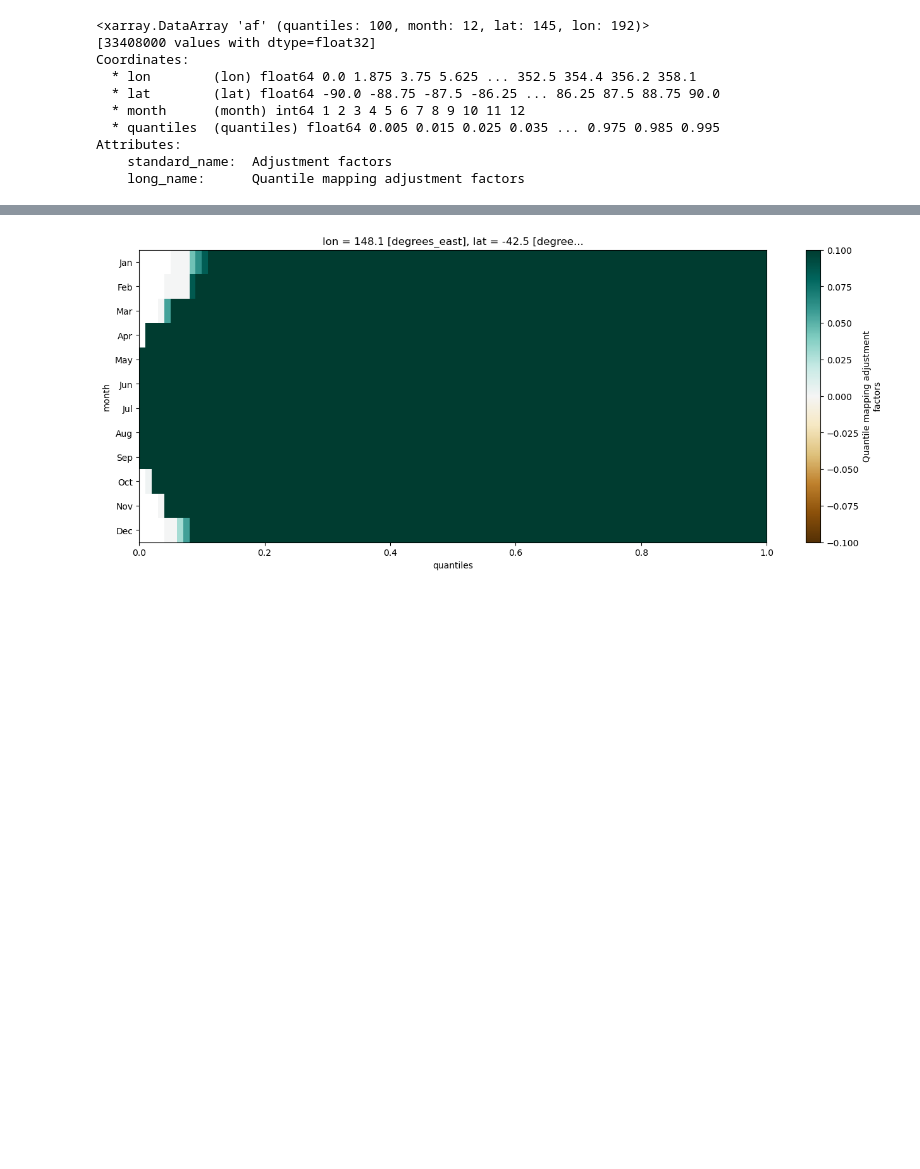
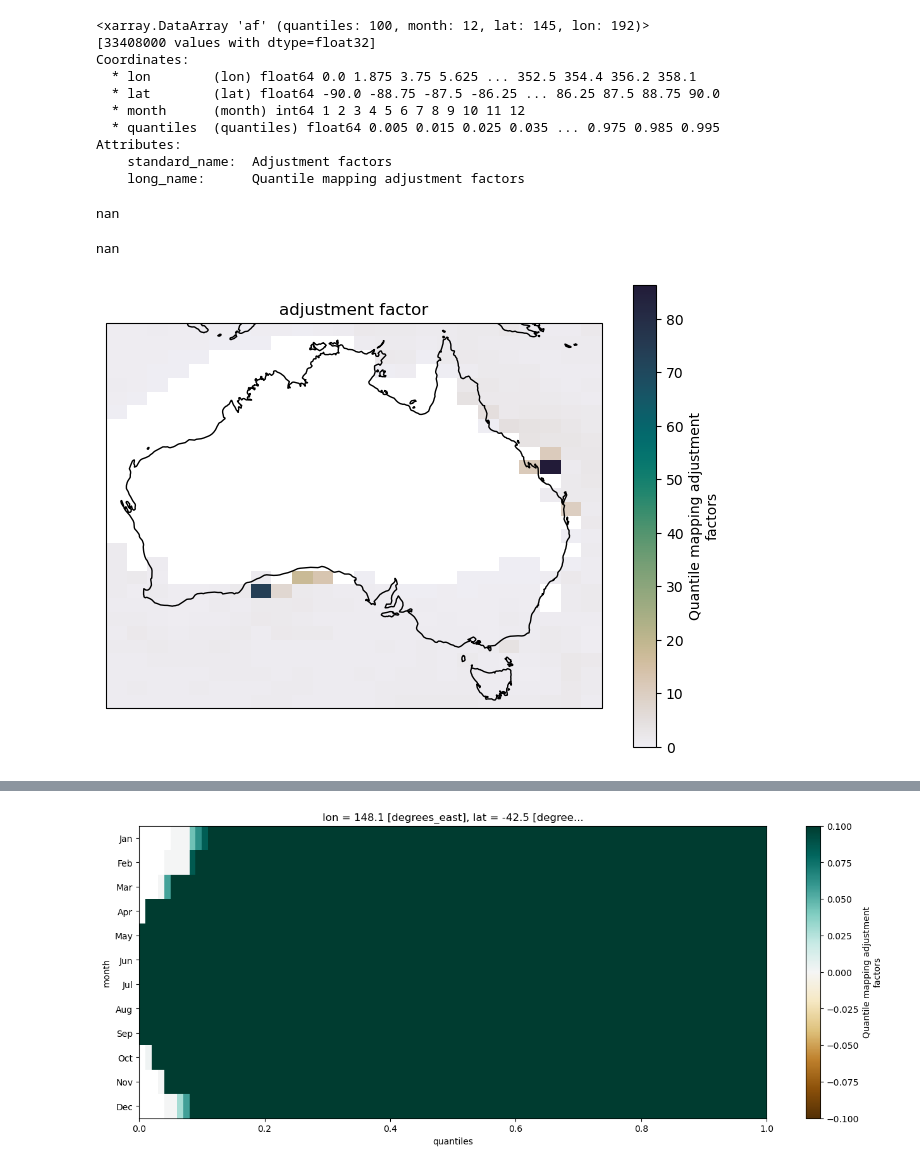
Before and after one commit to AusClimateService/qqscale, a Jupyter notebook: example_validation/pr-qqscaled-multiplicative_day_AGCD-ACCESS-ESM1-5_ssp370_r1i1p1f1_20350101-20641231.ipynb, the cells around one changed output, grey strips where cells are left out. Drawn from its saved outputs; the diff is of its cells as text; code cells hidden in the pictures; blank space fills up the shorter version.

```diff
--- a/example_validation/pr-qqscaled-multiplicative_day_AGCD-ACCESS-ESM1-5_ssp370_r1i1p1f1_20350101-20641231.ipynb
+++ b/example_validation/pr-qqscaled-multiplicative_day_AGCD-ACCESS-ESM1-5_ssp370_r1i1p1f1_20350101-20641231.ipynb
@@ -298,6 +339,27 @@ Coordinates:
 Attributes:
     standard_name:  Adjustment factors
     long_name:      Quantile mapping adjustment factors
+# %%
+ds_adjust['af'].isel({'quantiles': 20, 'month': 5}).values.min()
+# %% [output]
+nan
+# %%
+ds_adjust['af'].isel({'quantiles': 20, 'month': 5}).values.max()
+# %% [output]
+nan
+# %%
+fig = plt.figure(figsize=[8, 6])
+ax = fig.add_subplot(111, projection=ccrs.PlateCarree())
+ds_adjust['af'].isel({'quantiles': 10, 'month': 5}).sel(model_sel).plot(
+    ax=ax,
+    transform=ccrs.PlateCarree(),
+    cmap=regular_cmap,
+)
+ax.set_title('adjustment factor')
+ax.coastlines()
+plt.show()
+# %% [output]
+[figure, added]
 # %%
 if 'lat' in ds_adjust.dims:
     quantile_spatial_plot(
```
Also changed, not shown: parts of 13 cells of this notebook, 1 other file.
